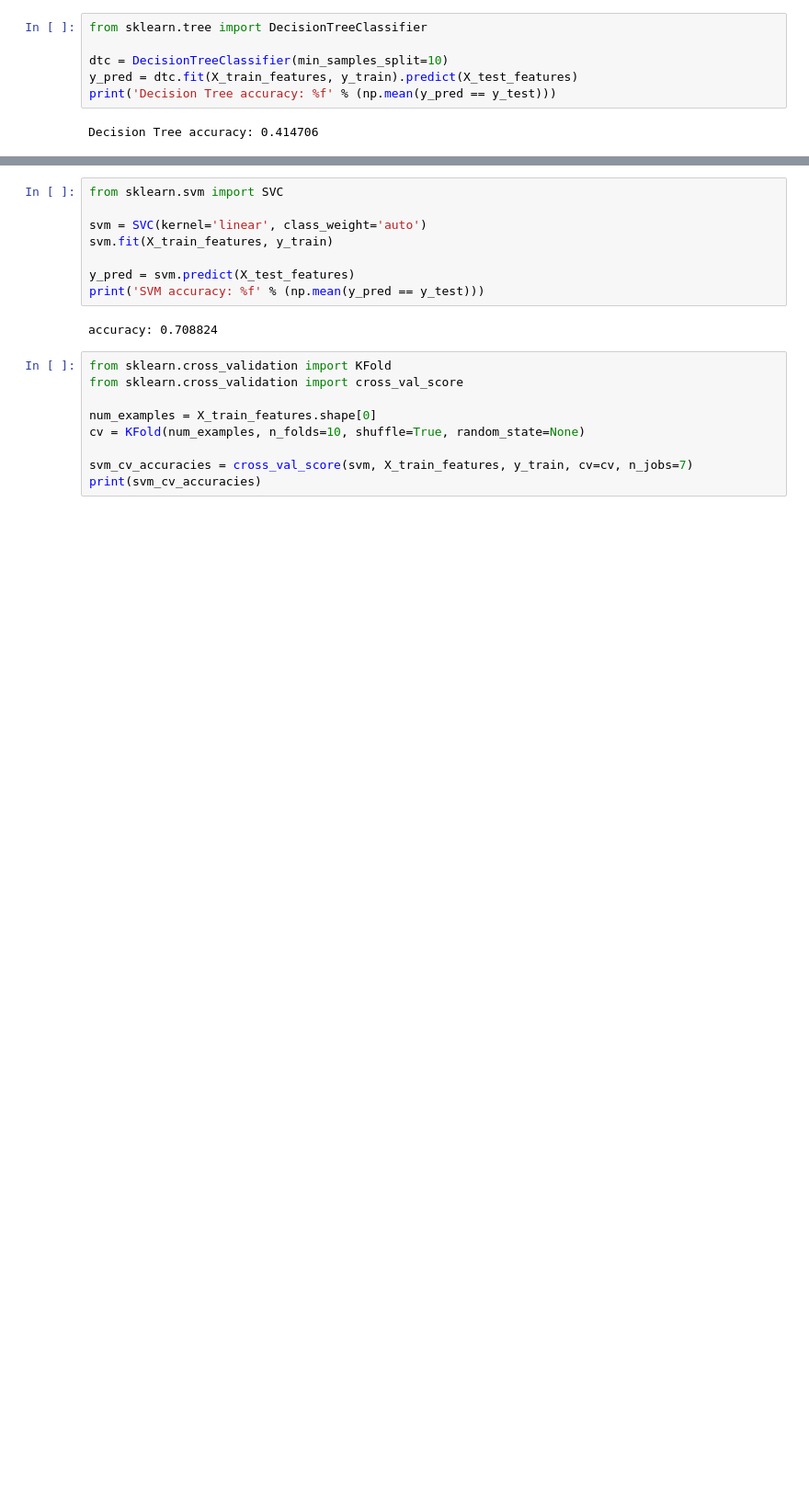
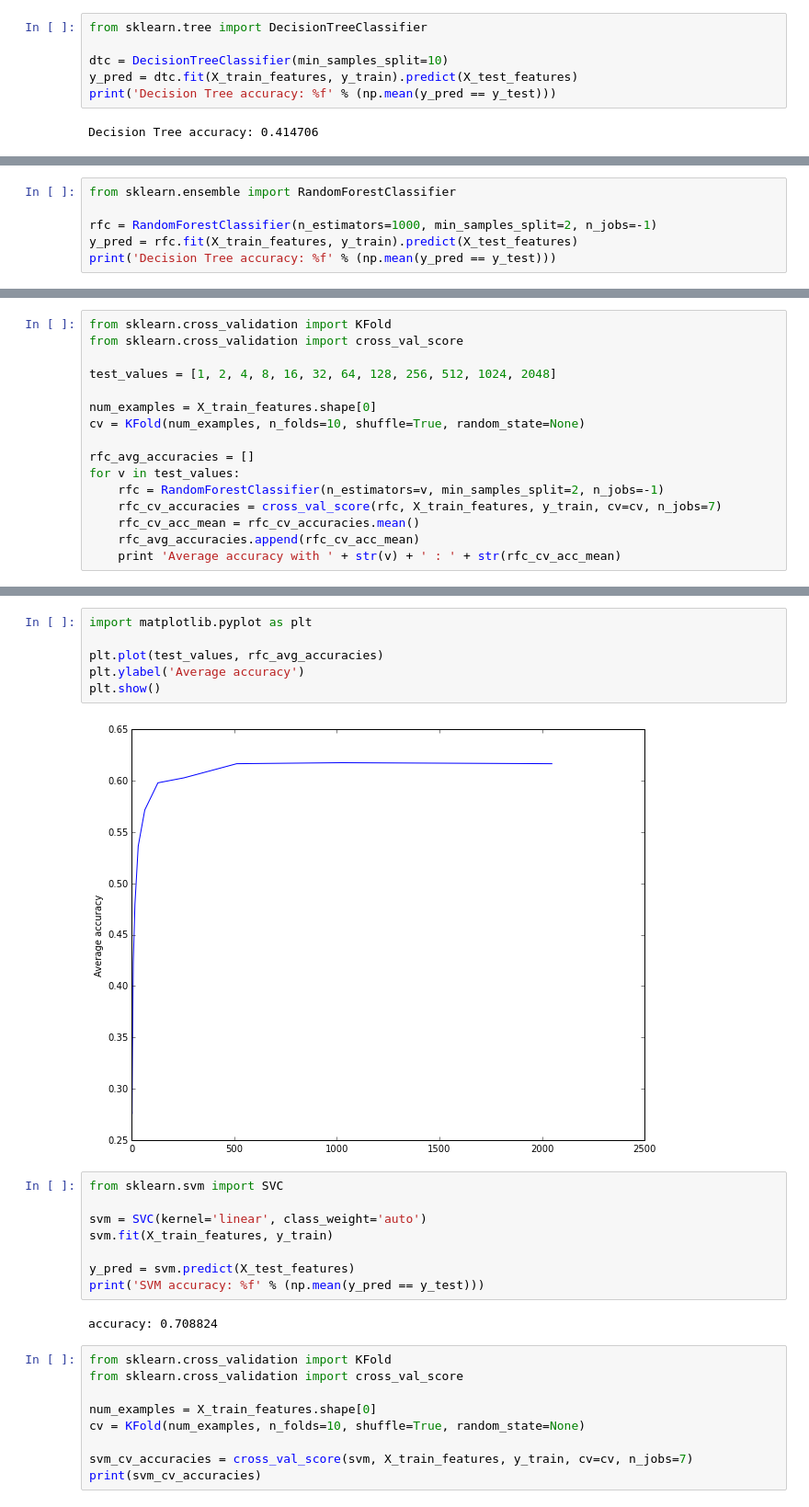
Before and after one commit to wmaciel/flowerSpotter, a Jupyter notebook: Classification/Many_Models_GIST.ipynb, the cells around one changed output, grey strips where cells are left out. Shown at 92% size. Drawn from its saved outputs; the diff is of its cells as text; blank space fills up the shorter version.

```diff
--- a/Classification/Many_Models_GIST.ipynb
+++ b/Classification/Many_Models_GIST.ipynb
@@ -178,0 +185,6 @@ Average accuracy with 40 : 0.350980392157
+# %%
+from sklearn.ensemble import RandomForestClassifier
+
+rfc = RandomForestClassifier(n_estimators=1000, min_samples_split=2, n_jobs=-1)
+y_pred = rfc.fit(X_train_features, y_train).predict(X_test_features)
+print('Decision Tree accuracy: %f' % (np.mean(y_pred == y_test)))
@@ -178,0 +193,16 @@ Average accuracy with 40 : 0.350980392157
+# %%
+from sklearn.cross_validation import KFold
+from sklearn.cross_validation import cross_val_score
+
+test_values = [1, 2, 4, 8, 16, 32, 64, 128, 256, 512, 1024, 2048]
+
+num_examples = X_train_features.shape[0]
+cv = KFold(num_examples, n_folds=10, shuffle=True, random_state=None)
+
+rfc_avg_accuracies = []
+for v in test_values:
+    rfc = RandomForestClassifier(n_estimators=v, min_samples_split=2, n_jobs=-1)
+    rfc_cv_accuracies = cross_val_score(rfc, X_train_features, y_train, cv=cv, n_jobs=7)
+    rfc_cv_acc_mean = rfc_cv_accuracies.mean()
+    rfc_avg_accuracies.append(rfc_cv_acc_mean)
+    print 'Average accuracy with ' + str(v) + ' : ' + str(rfc_cv_acc_mean)
@@ -179,3 +222,11 @@ Average accuracy with 40 : 0.350980392157
+# %%
+import matplotlib.pyplot as plt
+
+plt.plot(test_values, rfc_avg_accuracies)
+plt.ylabel('Average accuracy')
+plt.show()
+# %% [output]
+[figure, added]
 # %%
 from sklearn.svm import SVC
 
```
Also changed, not shown: parts of 11 cells of this notebook.
